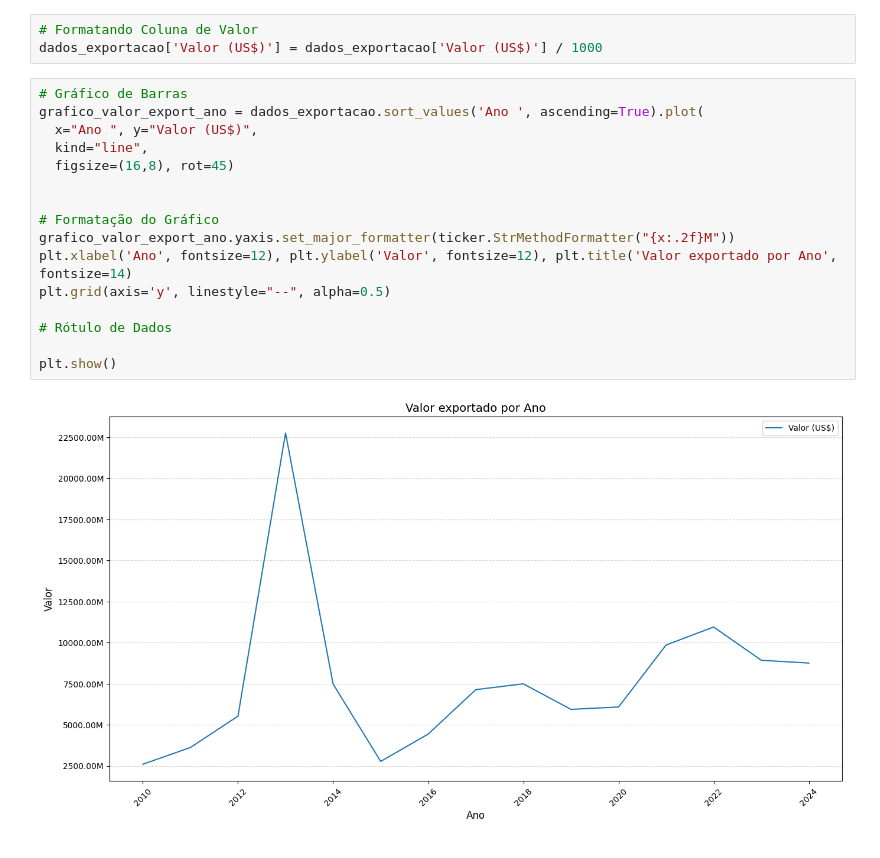
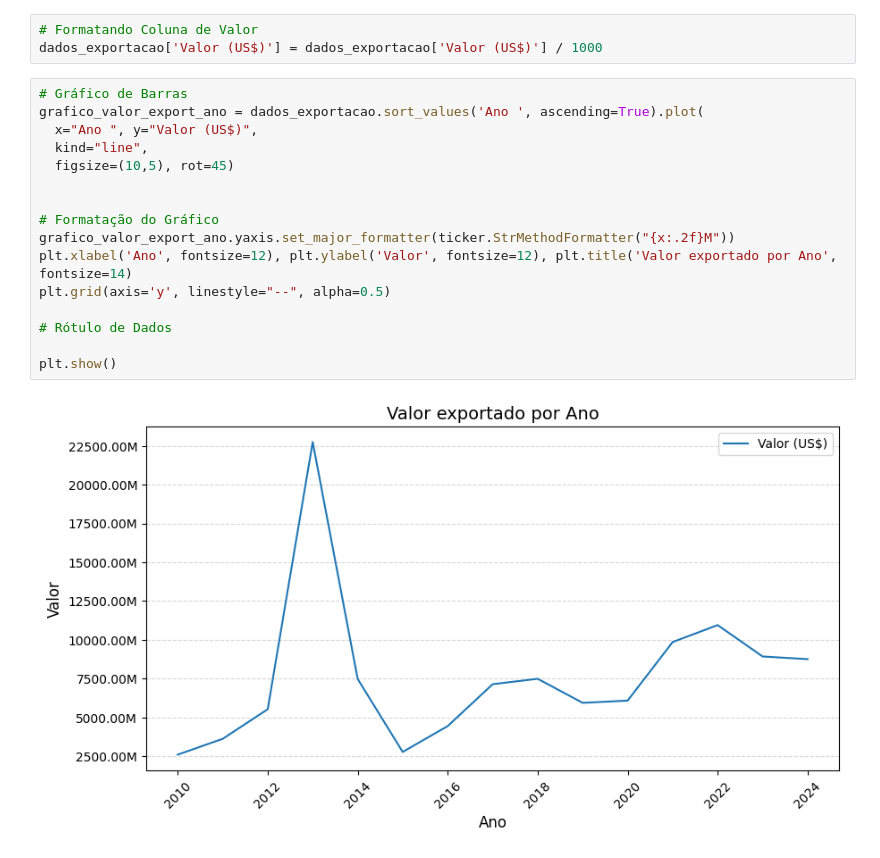
Before and after one commit to Mathzera06/challenge-1, a Jupyter notebook: notebook.ipynb, the cells around one changed output. Saved outputs shown, nothing was run; the diff lists cells and outputs as text.

Commit message:
plot size

```diff
--- a/notebook.ipynb
+++ b/notebook.ipynb
@@ -28,18 +28,18 @@ dados_exportacao['Valor (US$)'] = dados_exportacao['Valor (US$)'] / 1000
 # %%
 # Gráfico de Barras
 grafico_valor_export_ano = dados_exportacao.sort_values('Ano ', ascending=True).plot(
   x="Ano ", y="Valor (US$)",
   kind="line",
-  figsize=(16,8), rot=45)
+  figsize=(10,5), rot=45)
 
 
 # Formatação do Gráfico
 grafico_valor_export_ano.yaxis.set_major_formatter(ticker.StrMethodFormatter("{x:.2f}M"))
 plt.xlabel('Ano', fontsize=12), plt.ylabel('Valor', fontsize=12), plt.title('Valor exportado por Ano', fontsize=14)
 plt.grid(axis='y', linestyle="--", alpha=0.5)
 
 # Rótulo de Dados
 
 plt.show()
 # %% [output]
-[figure, old version]
+[figure, new version]
```
